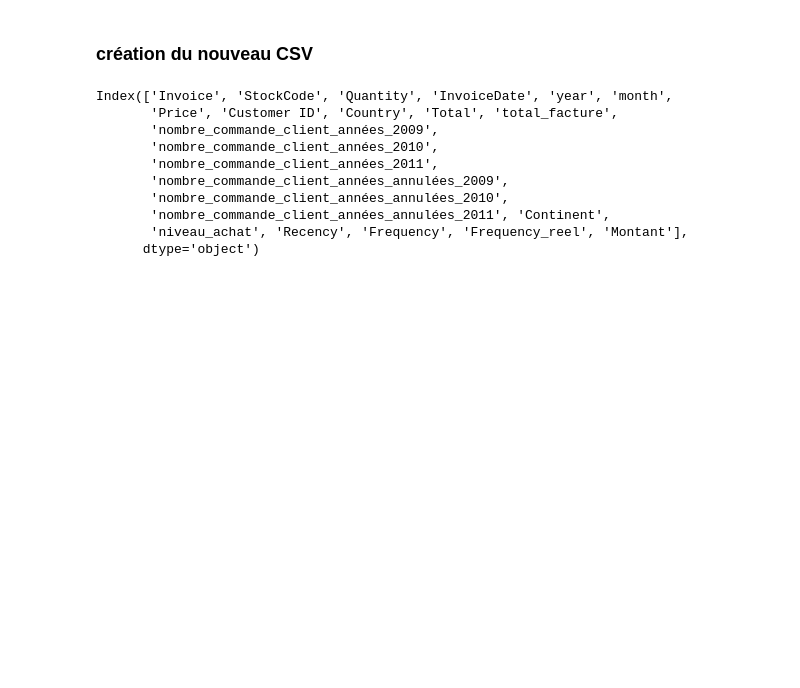
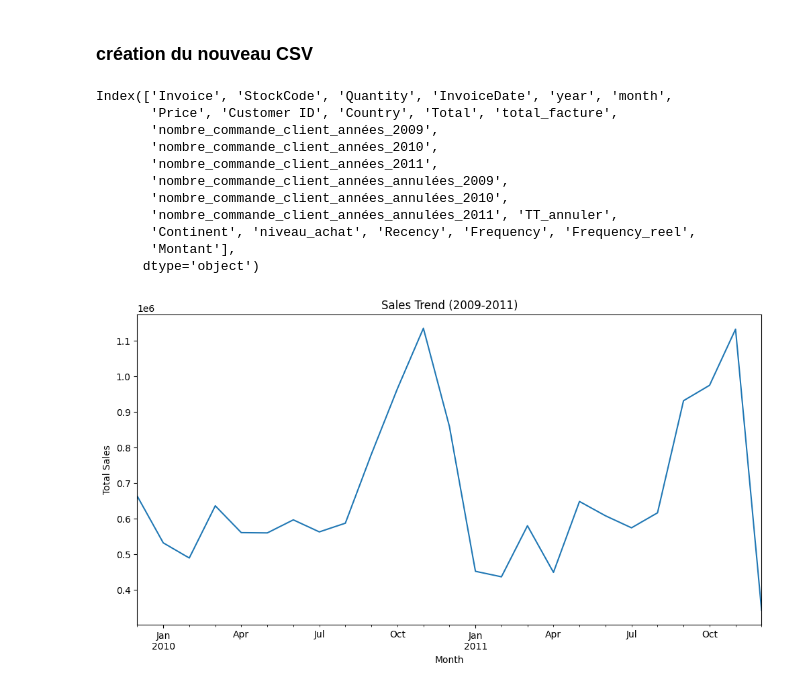
Before and after one commit to impejonathan/cluster_uk, a Jupyter notebook: 2_visu_graph.ipynb, the cells around one changed output. Cells and saved outputs as stored; diff of their text form; code cells hidden in the pictures; blank space fills up the shorter version.

```diff
--- a/2_visu_graph.ipynb
+++ b/2_visu_graph.ipynb
@@ -1232,7 +1232,7 @@ df = df.reindex(columns=['Invoice', 'StockCode', 'Quantity', 'InvoiceDate', 'yea
        'nombre_commande_client_années_2011',
        'nombre_commande_client_années_annulées_2009',
        'nombre_commande_client_années_annulées_2010',
-       'nombre_commande_client_années_annulées_2011', 'Continent',
+       'nombre_commande_client_années_annulées_2011','TT_annuler' ,'Continent',
        'niveau_achat', 'Recency', 'Frequency', 'Frequency_reel', 'Montant'])
 df
 # %% [output]
@@ -1263,6 +1263,19 @@ Index(['Invoice', 'StockCode', 'Quantity', 'InvoiceDate', 'year', 'month',
        'nombre_commande_client_années_2011',
        'nombre_commande_client_années_annulées_2009',
        'nombre_commande_client_années_annulées_2010',
-       'nombre_commande_client_années_annulées_2011', 'Continent',
-       'niveau_achat', 'Recency', 'Frequency', 'Frequency_reel', 'Montant'],
+       'nombre_commande_client_années_annulées_2011', 'TT_annuler',
+       'Continent', 'niveau_achat', 'Recency', 'Frequency', 'Frequency_reel',
+       'Montant'],
       dtype='object')
+# %%
+# Group by month and calculate total sales
+sales_trend = df.groupby(df['InvoiceDate'].dt.to_period('M')).sum()['Total']
+
+# Plot the sales trend
+sales_trend.plot(kind='line', figsize=(12, 6))
+plt.title('Sales Trend (2009-2011)')
+plt.xlabel('Month')
+plt.ylabel('Total Sales')
+plt.show()
+# %% [output]
+[figure, added]
```
Also changed, not shown: parts of 10 cells of this notebook, 3 other files.
